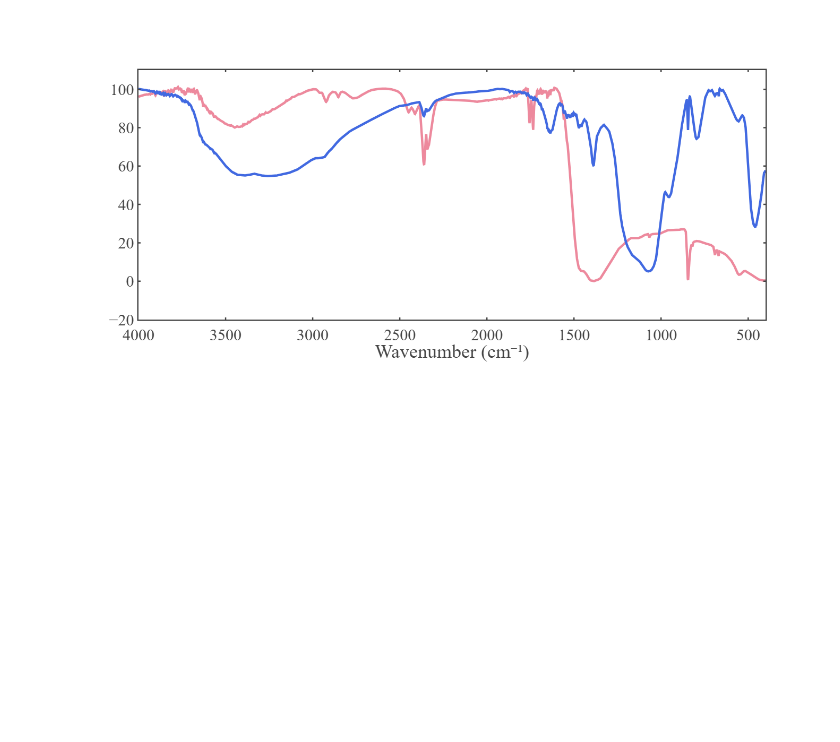
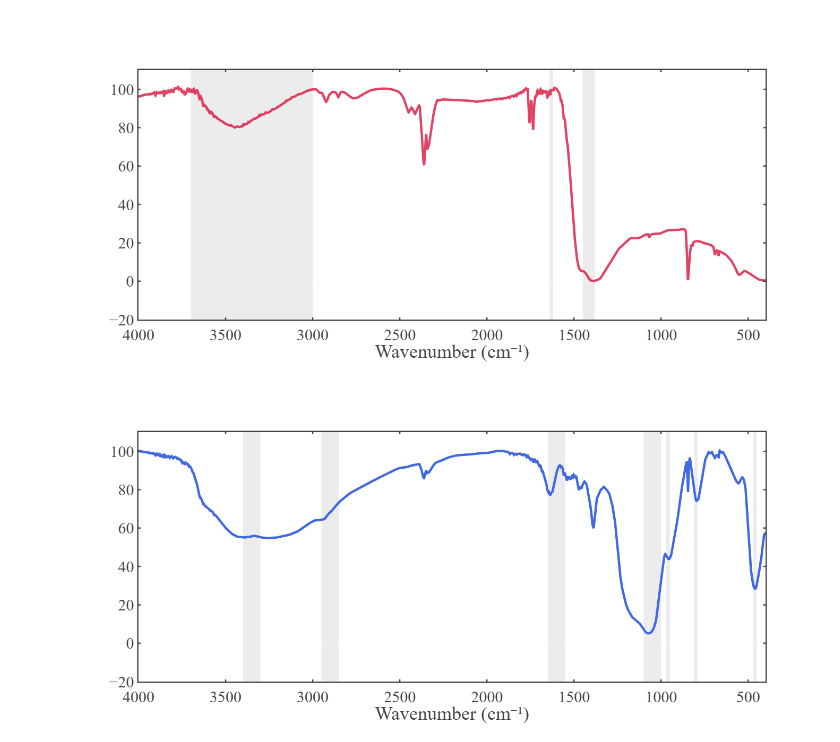
Before and after one commit to ghoshatanu857/NaBiF4_PL_analysis, a Jupyter notebook: NaBiF4_PL_analysis/FTIR.ipynb, the cells around one changed output. Cells and saved outputs as stored; diff of their text form; code cells hidden in the pictures; blank space fills up the shorter version.

```diff
--- a/NaBiF4_PL_analysis/FTIR.ipynb
+++ b/NaBiF4_PL_analysis/FTIR.ipynb
@@ -60,71 +60,103 @@ fig_template.layout = {
 }
 
 # ===========================================================
+# --- Define Highlight Bands ---
+# ===========================================================
+# First three bands for the first figure (Reference)
+bands_fig = [
+    (3000, 3700),
+    (1620, 1640),
+    (1380, 1450),
+]
+
+# Remaining bands for the second figure (Sample)
+bands_fig1 = [
+    (3300, 3400),
+    (2850, 2950),
+    (1550, 1650),
+    (1000, 1100),
+    (950, 970),
+    (790, 810),
+    (450, 470)
+]
+
+# Function to apply highlight bands to a figure
+def add_band_highlights(figure, bands, fill_color="gray", opacity=0.15):
+    for (start, end) in bands:
+        figure.add_vrect(
+            x0=start, x1=end,
+            fillcolor=fill_color,
+            opacity=opacity,
+            layer="below",
+            line_width=0
+        )
+
+# ===========================================================
 # --- Plot ---
 # ===========================================================
 fig = go.Figure()
-
-
+fig1 = go.Figure()
 
 fig.add_trace(go.Scatter(
     x=wn_ref, y=I_ref,
     mode='lines',
     name='Reference',
-    # line=dict(
-    # width=4,
-    # color='rgba(65, 105, 225, 0.8)'  # royalblue with 50% opacity
-    # ),
     line=dict(
-    width=4.5,
-    color='rgba(220, 20, 60, 0.5)'  # crimson with 50% opacity
+        width=4.5,
+        color='rgba(220, 20, 60, 0.8)'  # crimson with 80% opacity
     ),
     showlegend=False
 ))
 
-
-fig.add_trace(go.Scatter(
+fig1.add_trace(go.Scatter(
     x=wn_sample, y=I_sample,
     mode='lines',
     name='NaBiF4 Doped Sample',
-    # line=dict(
-    # width=4,
-    # color='rgba(220, 20, 60, 1.0)'  # crimson with 50% opacity
-    # ),
     line=dict(
-    width=4.5,
-    color='rgba(65, 105, 225, 1.0)'  # royalblue with 50% opacity
+        width=4.5,
+        color='rgba(65, 105, 225, 1.0)'  # royalblue with 100% opacity
     ),
     showlegend=False
 ))
 
+# Apply the specific highlights to their respective figures
+add_band_highlights(fig, bands_fig)
+add_band_highlights(fig1, bands_fig1)
 
 # ===========================================================
 # --- Layout Settings ---
 # ===========================================================
 fig.update_layout(
     template=fig_template,
     width=800,
     height=650,
     xaxis_title="Wavenumber (cm⁻¹)",
-    # yaxis_title="Transmittance (%)",
     xaxis=dict(autorange="reversed"),   # FTIR convention
 )
 fig.update_yaxes(range=[-20, 110])
-# fig.update_xaxes(range=[4000, 100])
 
-
+fig1.update_layout(
+    template=fig_template,
+    width=800,
+    height=650,
+    xaxis_title="Wavenumber (cm⁻¹)",
+    xaxis=dict(autorange="reversed"),   # FTIR convention
+)
+fig1.update_yaxes(range=[-20, 110])
 
 fig.show()
+fig1.show()
 
 # # ============================================================
 # # --- Save figure ---
 # # ============================================================
 # output_fig_folder = r"D:\Atanu\Atanu_Github\NaBiF4_PL_analysis\NaBiF4_PL_analysis\figures in paper"
 # os.makedirs(output_fig_folder, exist_ok=True)
 
 # out_path = os.path.join(output_fig_folder, "FTIR_comparison.png")
 # pio.write_image(fig, out_path, scale=4)
 
 # print("Saved figure:", out_path)
 # %% [output]
-[figure, old version]
+[figure, new version]
+[figure, added]
```
Also changed, not shown: 9 other files.
